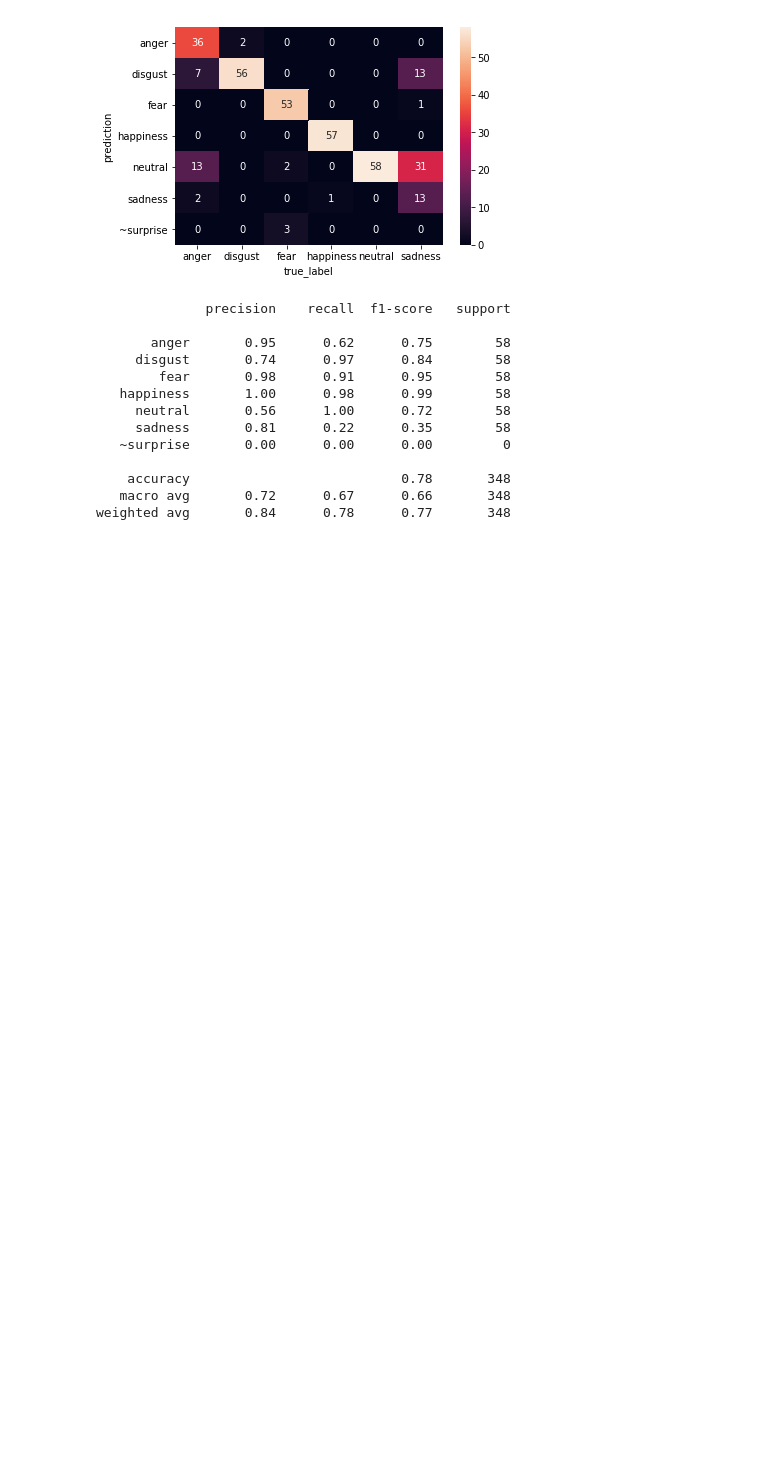
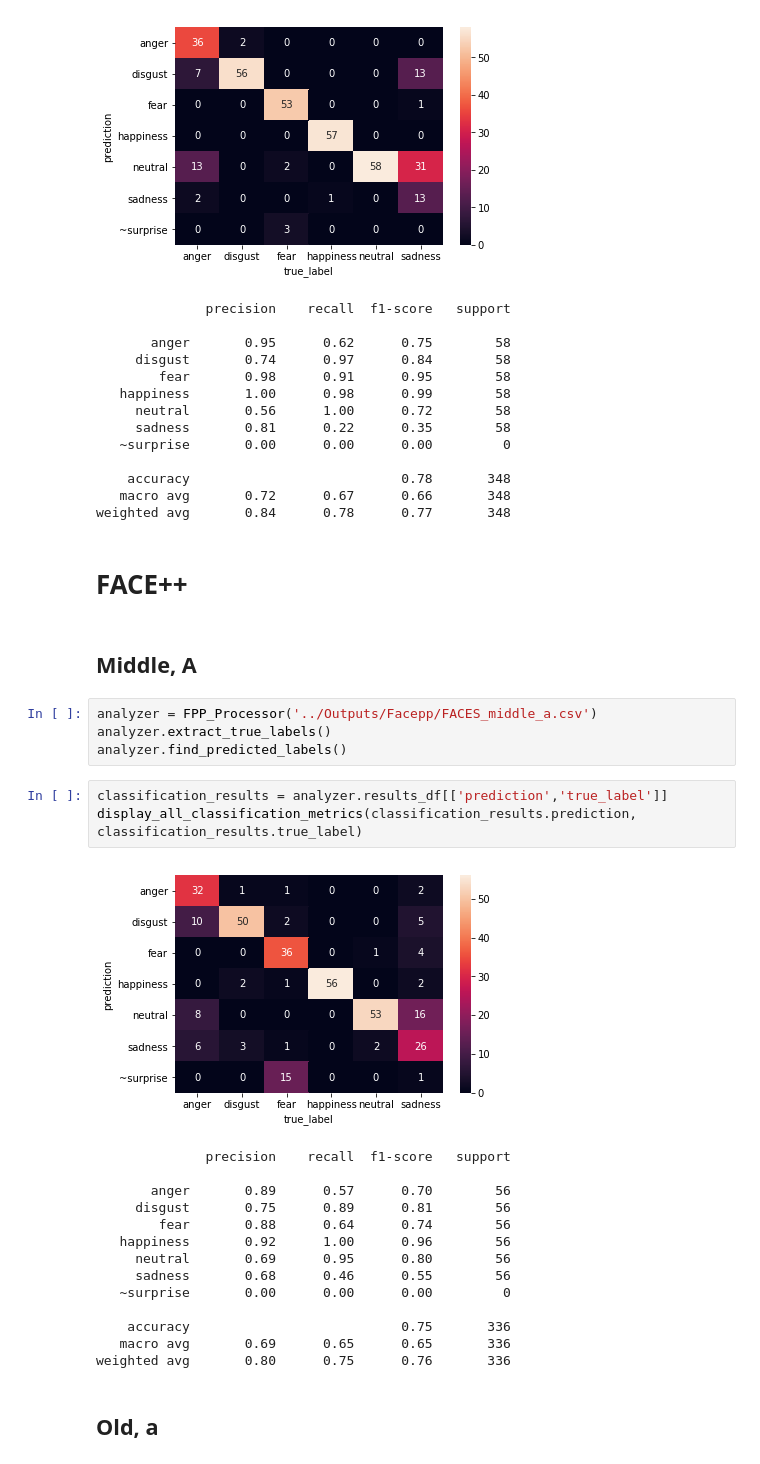
Before and after one commit to deepak987/emotion_bias, a Jupyter notebook: Data_Analysis/Data Analysis.ipynb, the cells around one changed output. Saved outputs shown, nothing was run; the diff lists cells and outputs as text; blank space fills up the shorter version.

Commit message:
analyze Face++ results (#5)

```diff
--- a/Data_Analysis/Data Analysis.ipynb
+++ b/Data_Analysis/Data Analysis.ipynb
@@ -351,3 +353,31 @@ display_all_classification_metrics(classification_results.prediction, classifica
     accuracy                           0.78       348
    macro avg       0.72      0.67      0.66       348
 weighted avg       0.84      0.78      0.77       348
+# %% [markdown]
+# FACE++
+# %% [markdown]
+## Middle, A
+# %%
+analyzer = FPP_Processor('../Outputs/Facepp/FACES_middle_a.csv')
+analyzer.extract_true_labels()
+analyzer.find_predicted_labels()
+# %%
+classification_results = analyzer.results_df[['prediction','true_label']]
+display_all_classification_metrics(classification_results.prediction, classification_results.true_label)
+# %% [output]
+[figure, added]
+              precision    recall  f1-score   support
+
+       anger       0.89      0.57      0.70        56
+     disgust       0.75      0.89      0.81        56
+        fear       0.88      0.64      0.74        56
+   happiness       0.92      1.00      0.96        56
+     neutral       0.69      0.95      0.80        56
+     sadness       0.68      0.46      0.55        56
+   ~surprise       0.00      0.00      0.00         0
+
+    accuracy                           0.75       336
+   macro avg       0.69      0.65      0.65       336
+weighted avg       0.80      0.75      0.76       336
+# %% [markdown]
+## Old, a
```
Also changed, not shown: parts of 6 cells of this notebook, 2 other files.
